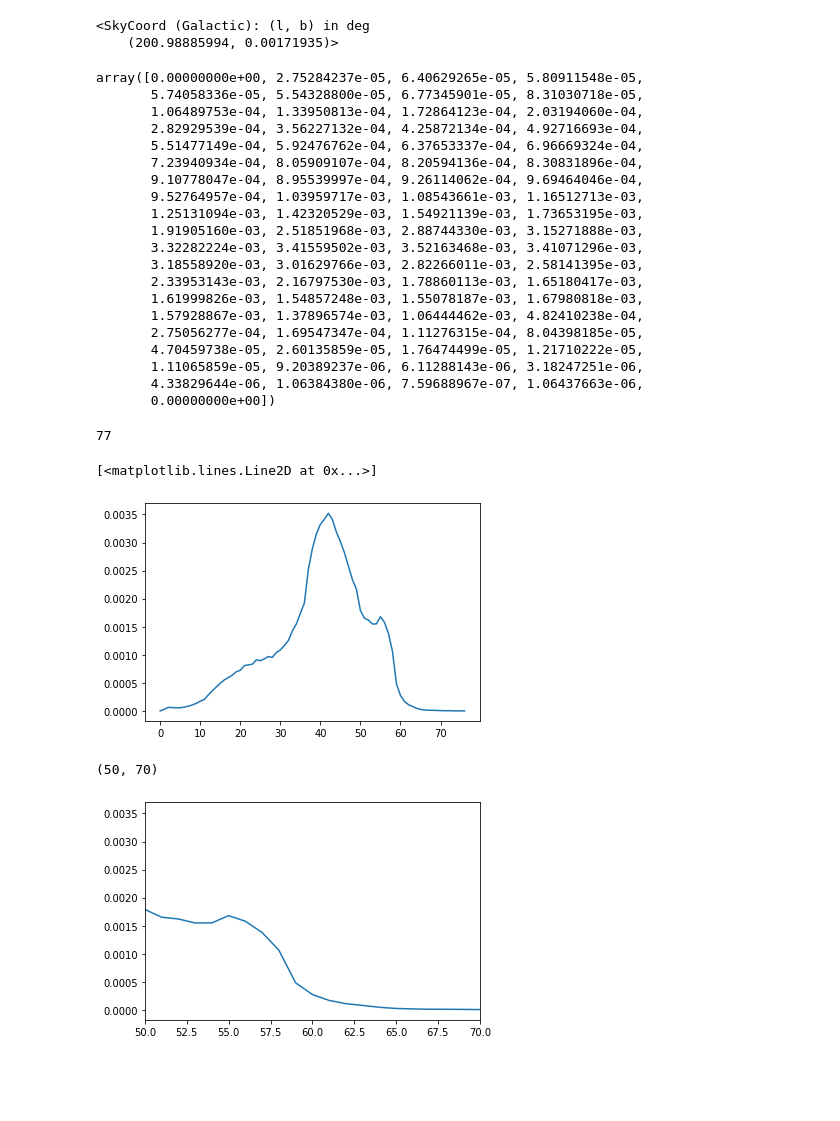
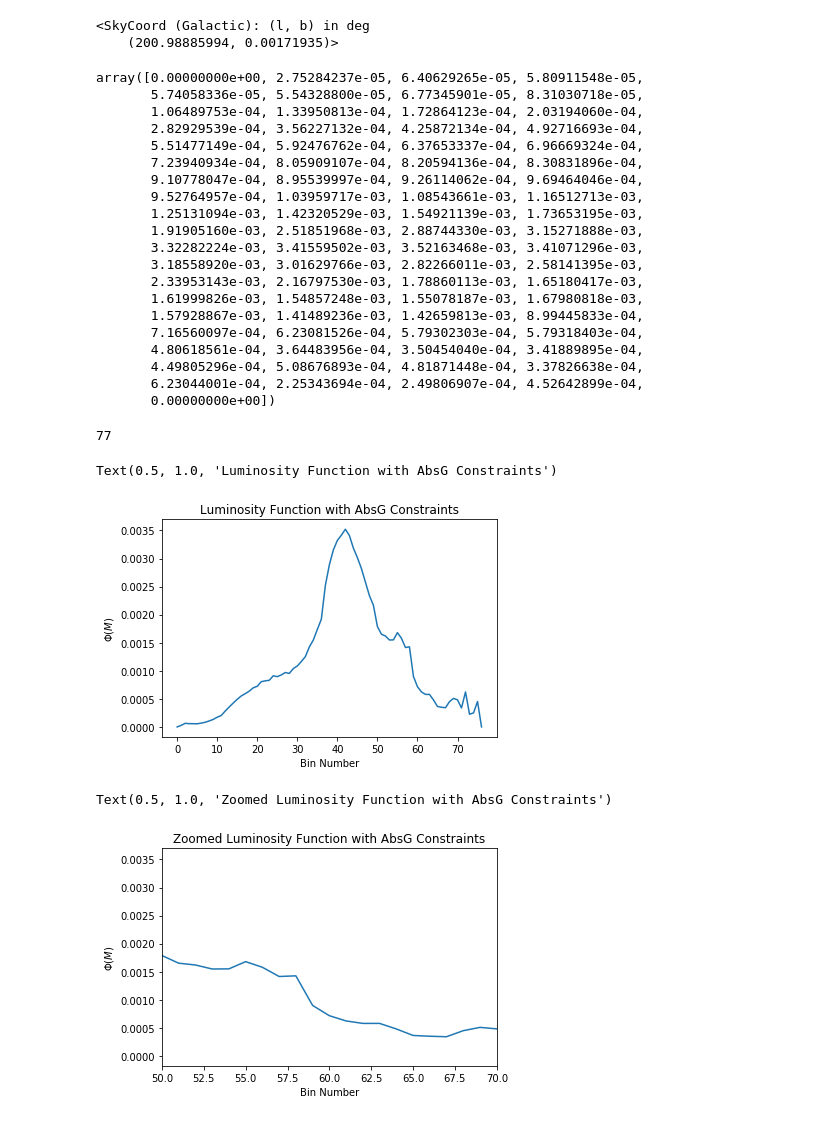
Before and after one commit to dhilligo/BDwarfLumFunction, a Jupyter notebook: GCNS Table Analysis.ipynb, the cells around one changed output. Saved outputs shown, nothing was run; the diff lists cells and outputs as text; code cells hidden in the pictures; blank space fills up the shorter version.

```diff
--- a/GCNS Table Analysis.ipynb
+++ b/GCNS Table Analysis.ipynb
@@ -199,17 +209,22 @@ array([0.97991928, 0.97012247, 0.14674541, ..., 0.8849925 , 0.02323064,
 # %%
-H=365*u.pc
-dmax=100*u.pc
+H=365
+#d2=10*u.pc*(np.exp(absG-20.4/5))
+dmax=10*10**((20.4-absG)/5)
+dmax1=np.clip(dmax,0,100)
 #dmax
 sky_area=4*np.pi
 #sky_area
-ξ=(dmax*np.sin(np.abs(np.deg2rad(gal_latitude.value)))/H)
+ξ=(dmax1*np.sin(np.abs(np.deg2rad(gal_latitude)))/H)
 #sky_area
 #np.min(ξ.value)
 #gal_latitude.value
+#d2
+#d3 = d2[np.logical_not(np.isnan(d2))]
+#np.min(d3)
 # %%
 #gal_latitude.value
 # %%
-Vmax=sky_area*((H.value**3)/(np.sin(np.abs(np.deg2rad(gal_latitude.value))))**3)*(2-((ξ.value**2+(2*ξ.value)+2)*np.exp(-ξ.value)))
+Vmax=sky_area*((H**3)/(np.sin(np.abs(np.deg2rad(gal_latitude))))**3)*(2-((ξ**2+(2*ξ)+2)*np.exp(-ξ)))
 stellardata["Vmax"]=Vmax
 #stellardata
 #stellardata['Vmax']
@@ -371,11 +341,11 @@ array([0.00000000e+00, 2.75284237e-05, 6.40629265e-05, 5.80911548e-05,
        3.18558920e-03, 3.01629766e-03, 2.82266011e-03, 2.58141395e-03,
        2.33953143e-03, 2.16797530e-03, 1.78860113e-03, 1.65180417e-03,
        1.61999826e-03, 1.54857248e-03, 1.55078187e-03, 1.67980818e-03,
-       1.57928867e-03, 1.37896574e-03, 1.06444462e-03, 4.82410238e-04,
-       2.75056277e-04, 1.69547347e-04, 1.11276315e-04, 8.04398185e-05,
-       4.70459738e-05, 2.60135859e-05, 1.76474499e-05, 1.21710222e-05,
-       1.11065859e-05, 9.20389237e-06, 6.11288143e-06, 3.18247251e-06,
-       4.33829644e-06, 1.06384380e-06, 7.59688967e-07, 1.06437663e-06,
+       1.57928867e-03, 1.41489236e-03, 1.42659813e-03, 8.99445833e-04,
+       7.16560097e-04, 6.23081526e-04, 5.79302303e-04, 5.79318403e-04,
+       4.80618561e-04, 3.64483956e-04, 3.50454040e-04, 3.41889895e-04,
+       4.49805296e-04, 5.08676893e-04, 4.81871448e-04, 3.37826638e-04,
+       6.23044001e-04, 2.25343694e-04, 2.49806907e-04, 4.52642899e-04,
        0.00000000e+00])
 # %%
 lf_spacedensity1.size
@@ -384,10 +354,13 @@ lf_spacedensity1.size
 # %%
 #Plot of luminosity function for GCNS sample of stars which have absolute G magnitudes between 0 and 20 broken up into
 #0.25 absolute magitude bins.
 plt.plot(lf_spacedensity1)
+plt.xlabel("Bin Number")
+plt.ylabel('$\Phi(M)$')
+plt.title("Luminosity Function with AbsG Constraints")
 # %% [output]
-[<matplotlib.lines.Line2D at 0x...>]
+Text(0.5, 1.0, 'Luminosity Function with AbsG Constraints')
-[figure, old version]
+[figure, new version]
 # %%
 #Why are x limits so high? - Cooresponding to the # of Bins
 #What are implications of this luminosity function? - Brown Dwarfs lie on right hand side of plot. Around little "hump"
@@ -395,9 +368,12 @@ plt.plot(lf_spacedensity1)
 # %%
 plt.plot(lf_spacedensity1)
 plt.xlim(50,70)
+plt.xlabel("Bin Number")
+plt.ylabel('$\Phi(M)$')
+plt.title("Zoomed Luminosity Function with AbsG Constraints")
 # %% [output]
-(50, 70)
+Text(0.5, 1.0, 'Zoomed Luminosity Function with AbsG Constraints')
-[figure, old version]
+[figure, new version]
 # %%
 #Now plotting the luminosity function with the added constraint that Tangential Velocity>=100.0km/s
 #(gives us information about stellar age)
```
Also changed, not shown: parts of 23 cells of this notebook, 1 other file.
